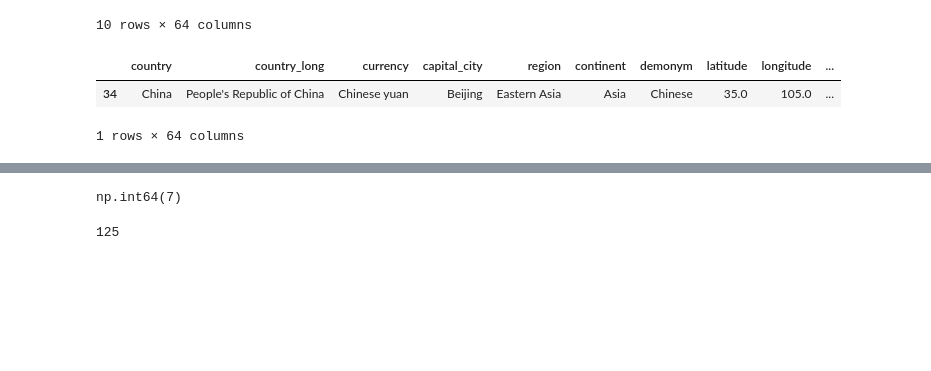
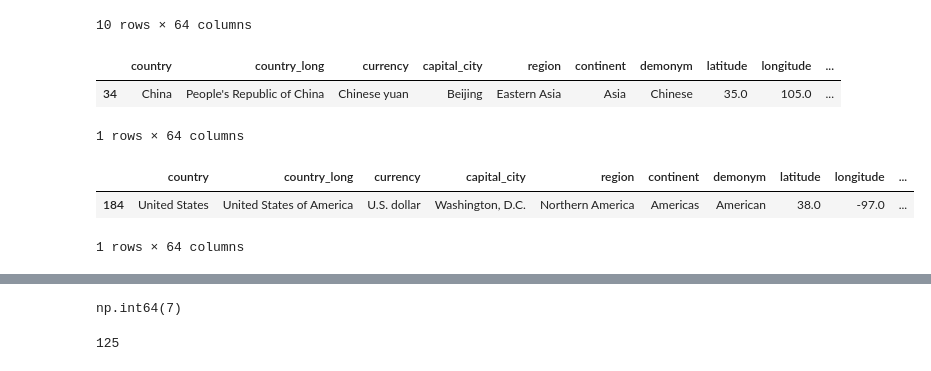
Before and after one commit to AhmedShaykh/Data-Analysis, a Jupyter notebook: Pandas/project_countries.ipynb, the cells around one changed output, grey strips where cells are left out. Drawn from its saved outputs; the diff is of its cells as text; code cells hidden in the pictures; blank space fills up the shorter version.

```diff
--- a/Pandas/project_countries.ipynb
+++ b/Pandas/project_countries.ipynb
@@ -177,4 +177,10 @@ df[df["population"] == df["population"].nlargest(2).iloc[1]]
 |  | country | country_long | currency | capital_city | region | continent | demonym | latitude | longitude | ... |
 | 34 | China | People's Republic of China | Chinese yuan | Beijing | Eastern Asia | Asia | Chinese | 35.0 | 105.0 | ... |
 1 rows × 64 columns
+# %%
+df[df["population"] == df["population"].nlargest(5).iloc[2]]
+# %% [output]
+|  | country | country_long | currency | capital_city | region | continent | demonym | latitude | longitude | ... |
+| 184 | United States | United States of America | U.S. dollar | Washington, D.C. | Northern America | Americas | American | 38.0 | -97.0 | ... |
+1 rows × 64 columns
 # %%
```
Also changed, not shown: parts of 3 cells of this notebook, 9 other files.
